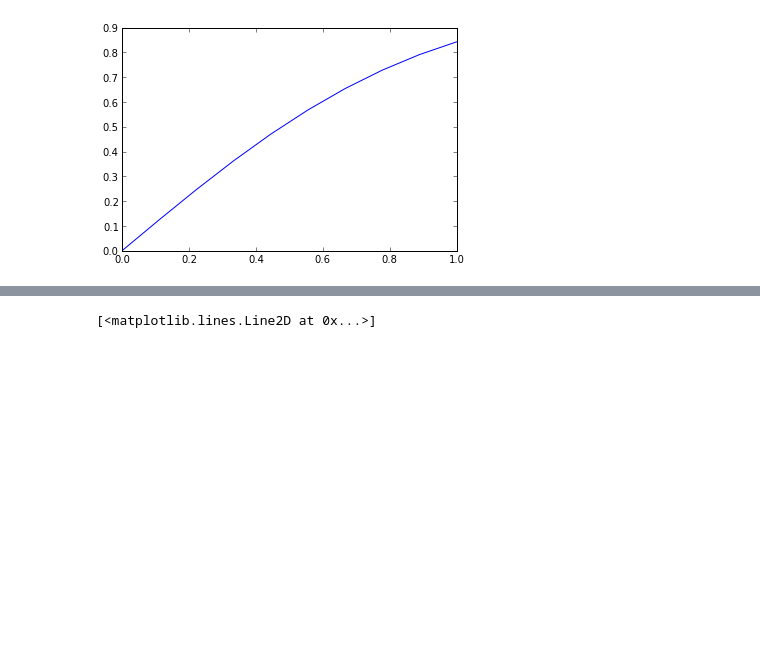
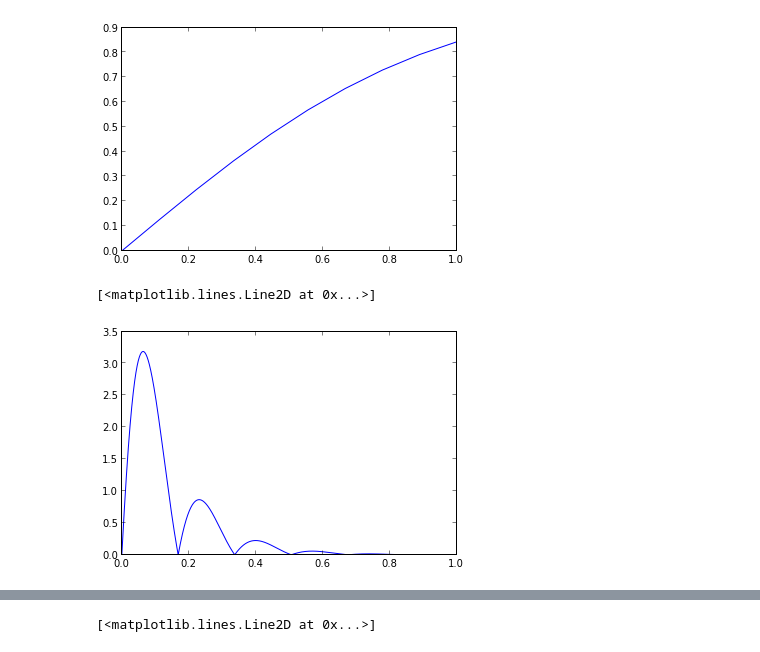
Before and after one commit to MariaFda/BlackHole, a Jupyter notebook: code/ED.ipynb, the cells around one changed output, grey strips where cells are left out. Saved outputs shown, nothing was run; the diff lists cells and outputs as text; code cells hidden in the pictures; blank space fills up the shorter version.

```diff
--- a/code/ED.ipynb
+++ b/code/ED.ipynb
@@ -53,4 +52,9 @@ for i in range(1,n_points):
     t[i] = t[i-1] + h
     r[i] = r[i-1] + h * r_middle_prime
     v[i] = v[i-1] + h * v_middle_prime
+# %%
+plot(t,abs(r))
+# %% [output]
+[<matplotlib.lines.Line2D at 0x...>]
+[figure, added]
 # %%
```
Also changed, not shown: parts of 5 cells of this notebook.
